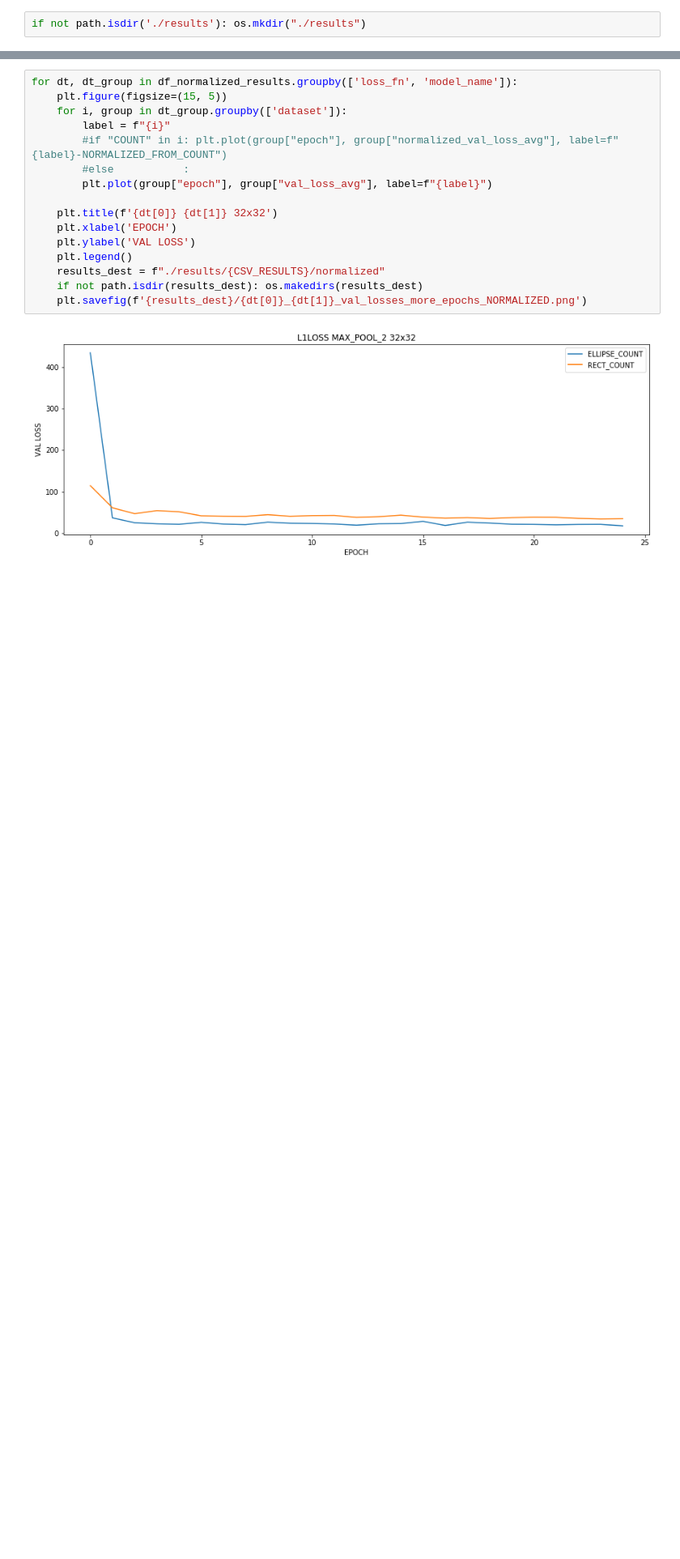
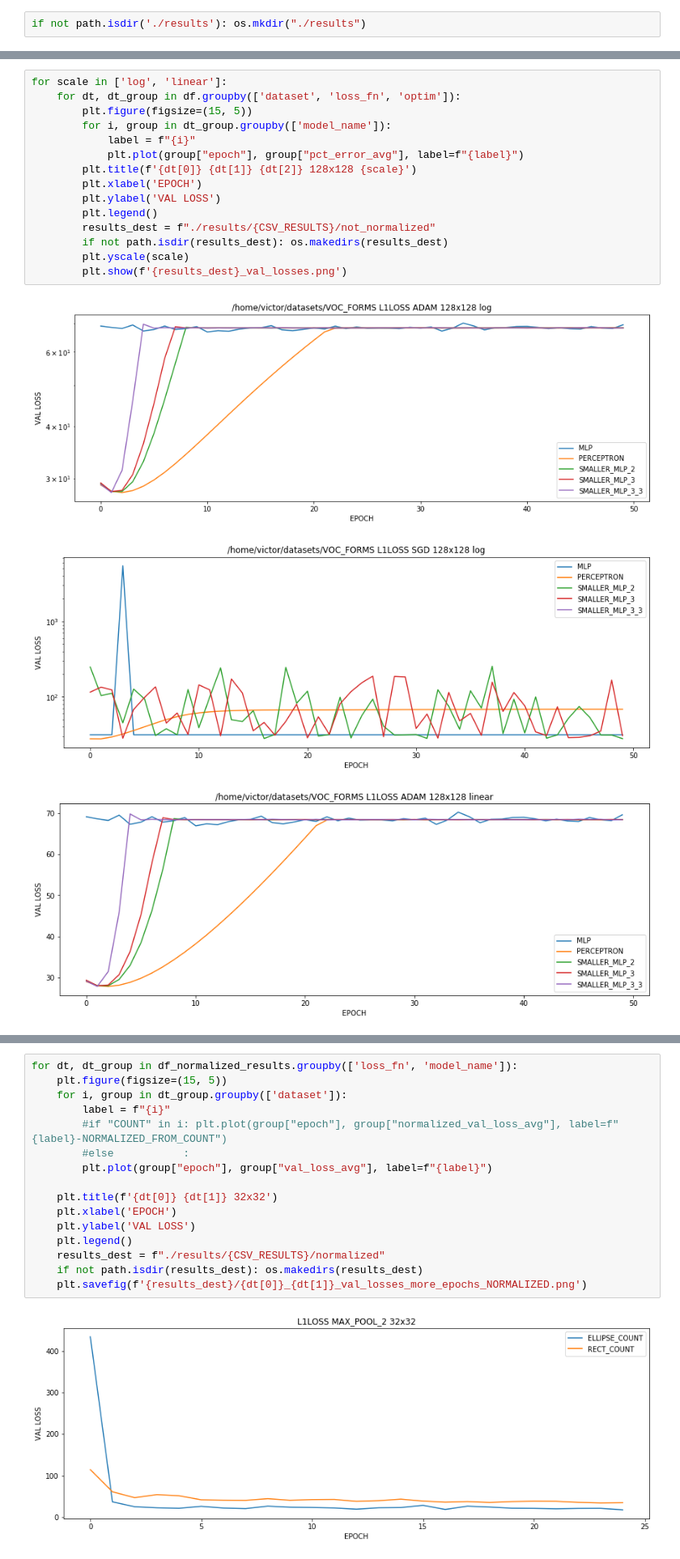
Before and after one commit to ViktorCosenza/areacnn, a Jupyter notebook: notebooks/visualization.ipynb, the cells around one changed output, grey strips where cells are left out. Shown at 81% size. Drawn from its saved outputs; the diff is of its cells as text; blank space fills up the shorter version.

```diff
--- a/notebooks/visualization.ipynb
+++ b/notebooks/visualization.ipynb
@@ -33,0 +51,19 @@ for scale in ['log', 'linear']:
+# %%
+for scale in ['log', 'linear']:
+    for dt, dt_group in df.groupby(['dataset', 'loss_fn', 'optim']):
+        plt.figure(figsize=(15, 5))
+        for i, group in dt_group.groupby(['model_name']):
+            label = f"{i}"
+            plt.plot(group["epoch"], group["pct_error_avg"], label=f"{label}")
+        plt.title(f'{dt[0]} {dt[1]} {dt[2]} 128x128 {scale}')
+        plt.xlabel('EPOCH')
+        plt.ylabel('VAL LOSS')
+        plt.legend()
+        results_dest = f"./results/{CSV_RESULTS}/not_normalized"
+        if not path.isdir(results_dest): os.makedirs(results_dest)
+        plt.yscale(scale)
+        plt.show(f'{results_dest}_val_losses.png')
+# %% [output]
+[figure, added]
+[figure, added]
+[figure, added]
```
Also changed, not shown: parts of 4 cells of this notebook, 11 other files.
